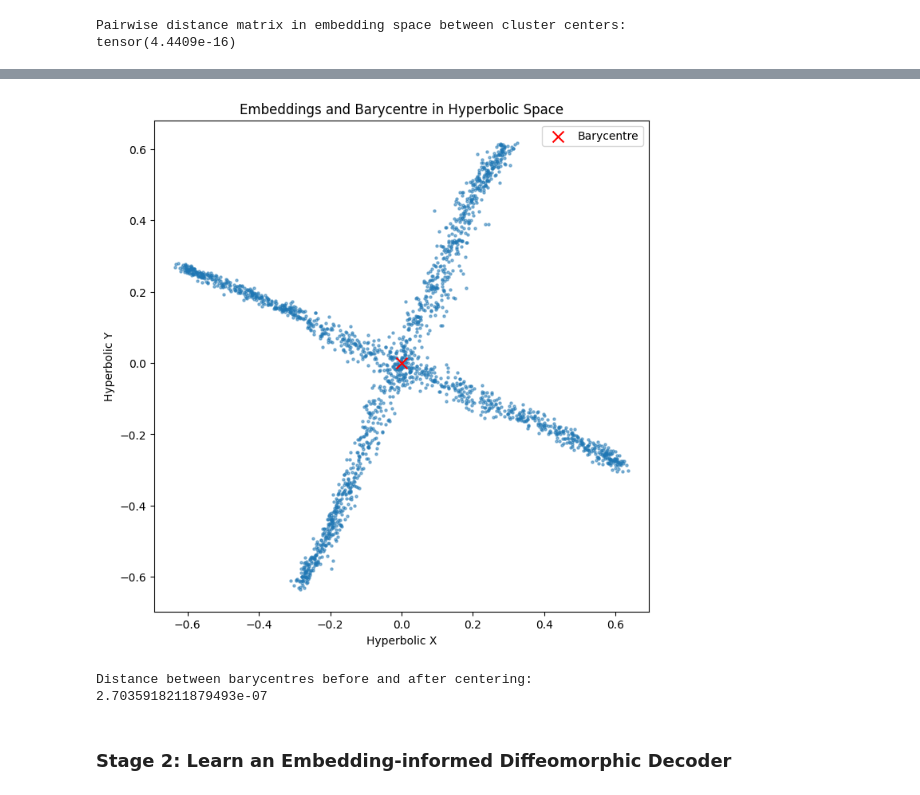
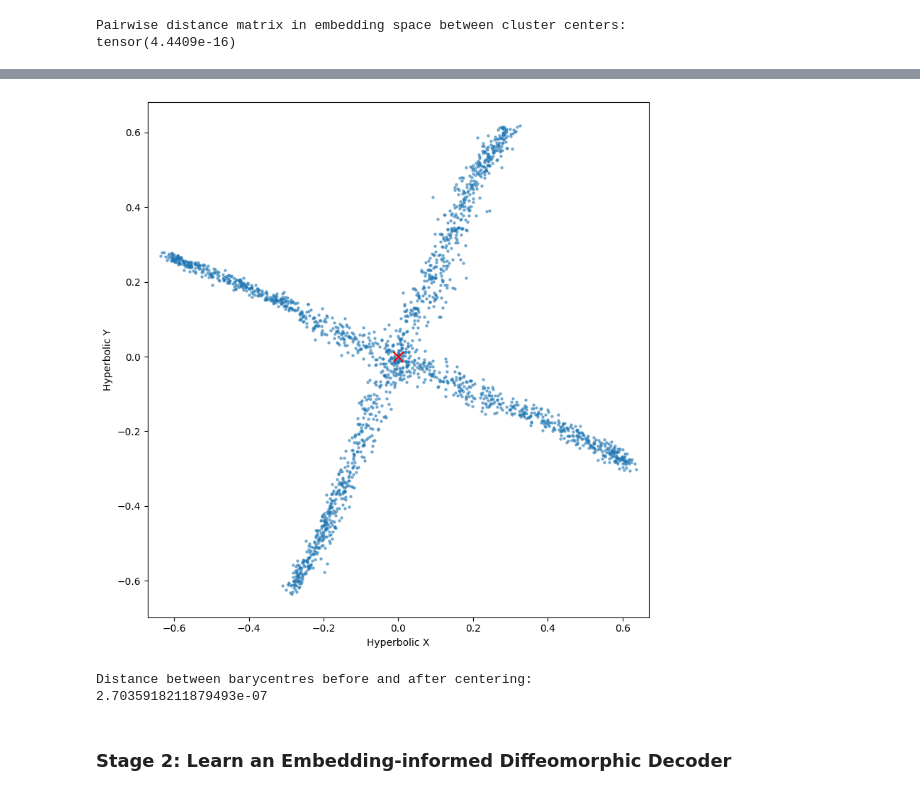
Before and after one commit to wdiepeveen/Riemannian-Archetypal-Analysis, a Jupyter notebook: tree_three_phase.ipynb, the cells around one changed output, grey strips where cells are left out. Saved outputs shown, nothing was run; the diff lists cells and outputs as text; code cells hidden in the pictures.

```diff
--- a/tree_three_phase.ipynb
+++ b/tree_three_phase.ipynb
@@ -248,25 +247,24 @@ plt.show()
 # %%
 # we would like to compute the barycentre of the embeddings and use this to center the embeddings
 with torch.no_grad():
     barycentre_centered = emb.barycentre(data)
 
 plt.figure(figsize=(8, 8))
 plt.scatter(embeddings_centered[:, 0], embeddings_centered[:, 1], s=5, alpha=0.5)
 plt.scatter(barycentre_centered[0].item(), barycentre_centered[1].item(), color='red', marker='x', s=100, label='Barycentre')
-plt.title("Embeddings and Barycentre in Hyperbolic Space")
 plt.xlabel("Hyperbolic X")
 plt.ylabel("Hyperbolic Y")
 plt.axis('equal')
-plt.legend()
+plt.tight_layout()
 plt.savefig(os.path.join(results_folder,"emb_final_centered_bary.png"))
 plt.show()
 
 # check difference between barycentres
 print("Distance between barycentres before and after centering:")
 translated_barycentre = emb.translate(barycentre, barycentre)
 print((translated_barycentre - barycentre_centered).norm().item())  # should be close to zero
 # %% [output]
-[figure, old version]
+[figure, new version]
 Distance between barycentres before and after centering:
 2.7035918211879493e-07
 # %% [markdown]
```
Also changed, not shown: parts of 12 cells of this notebook, 13 other files.
